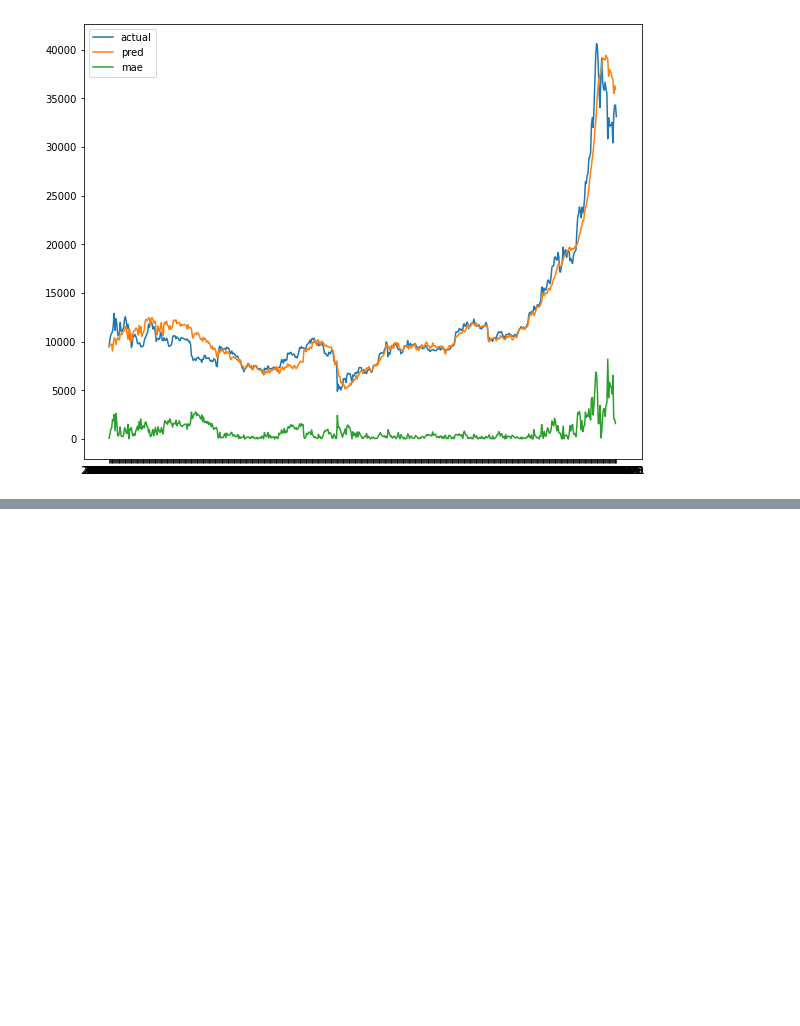
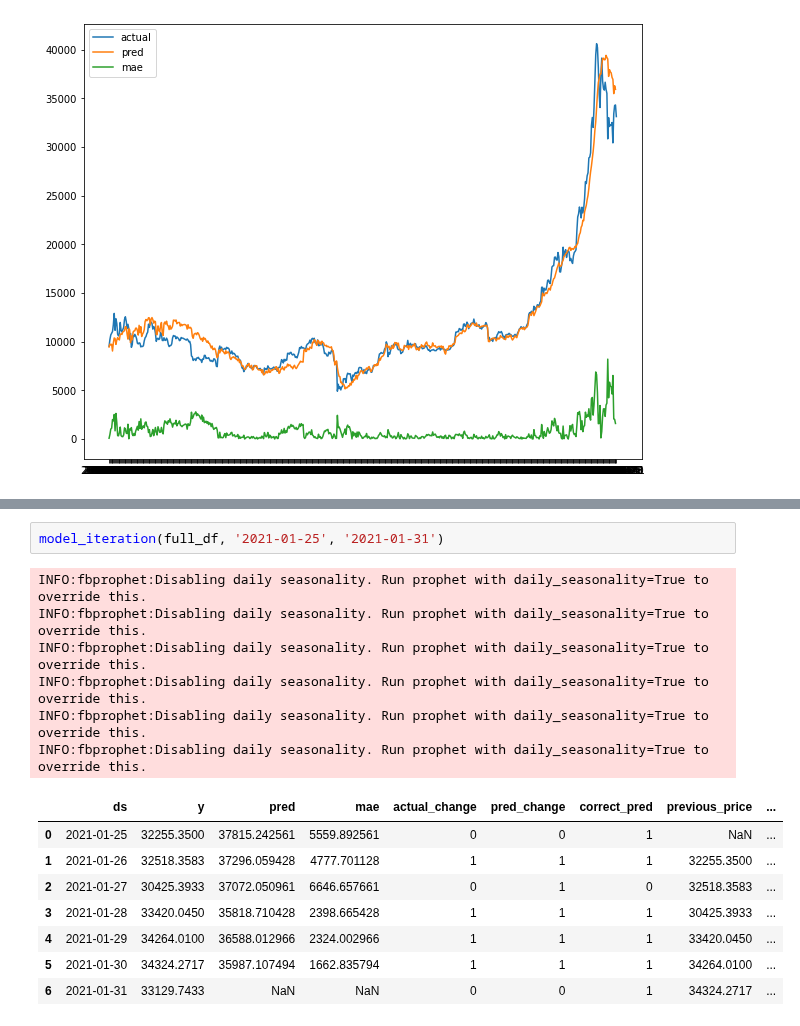
Before and after one commit to Dmunozig/crypto_sentiment, a Jupyter notebook: notebooks/Yassine modelling NB.ipynb, the cells around one changed output, grey strips where cells are left out. Cells and saved outputs as stored; diff of their text form; blank space fills up the shorter version.

```diff
--- a/notebooks/Yassine modelling NB.ipynb
+++ b/notebooks/Yassine modelling NB.ipynb
@@ -544,0 +577,17 @@ INFO:matplotlib.category:Using categorical units to plot a list of strings that
+# %%
+model_iteration(full_df, '2021-01-25', '2021-01-31')
+# %% [output]
+INFO:fbprophet:Disabling daily seasonality. Run prophet with daily_seasonality=True to override this.
+INFO:fbprophet:Disabling daily seasonality. Run prophet with daily_seasonality=True to override this.
+INFO:fbprophet:Disabling daily seasonality. Run prophet with daily_seasonality=True to override this.
+INFO:fbprophet:Disabling daily seasonality. Run prophet with daily_seasonality=True to override this.
+INFO:fbprophet:Disabling daily seasonality. Run prophet with daily_seasonality=True to override this.
+INFO:fbprophet:Disabling daily seasonality. Run prophet with daily_seasonality=True to override this.
+|  | ds | y | pred | mae | actual_change | pred_change | correct_pred | previous_price | ... |
+| 0 | 2021-01-25 | 32255.3500 | 37815.242561 | 5559.892561 | 0 | 0 | 1 | NaN | ... |
+| 1 | 2021-01-26 | 32518.3583 | 37296.059428 | 4777.701128 | 1 | 1 | 1 | 32255.3500 | ... |
+| 2 | 2021-01-27 | 30425.3933 | 37072.050961 | 6646.657661 | 0 | 1 | 0 | 32518.3583 | ... |
+| 3 | 2021-01-28 | 33420.0450 | 35818.710428 | 2398.665428 | 1 | 1 | 1 | 30425.3933 | ... |
+| 4 | 2021-01-29 | 34264.0100 | 36588.012966 | 2324.002966 | 1 | 1 | 1 | 33420.0450 | ... |
+| 5 | 2021-01-30 | 34324.2717 | 35987.107494 | 1662.835794 | 1 | 1 | 1 | 34264.0100 | ... |
+| 6 | 2021-01-31 | 33129.7433 | NaN | NaN | 0 | 0 | 1 | 34324.2717 | ... |
```
Also changed, not shown: parts of 7 cells of this notebook, 1 other file.
